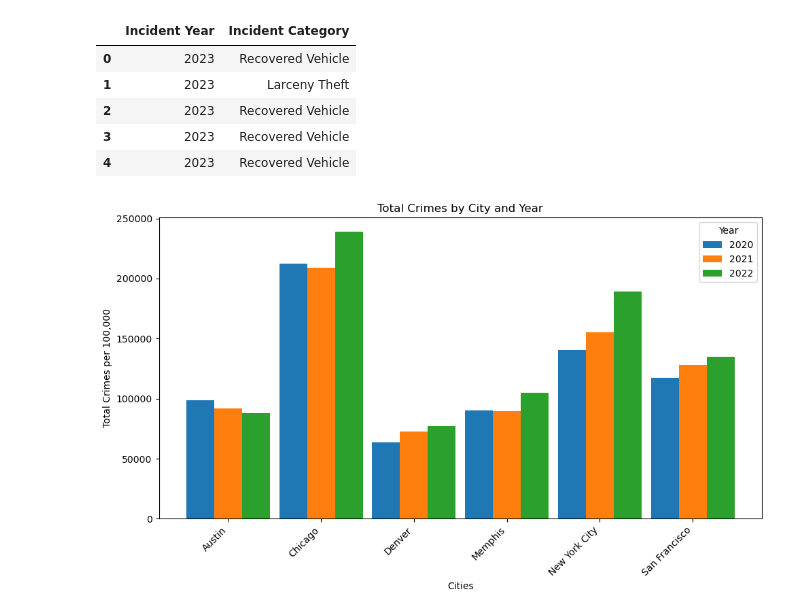
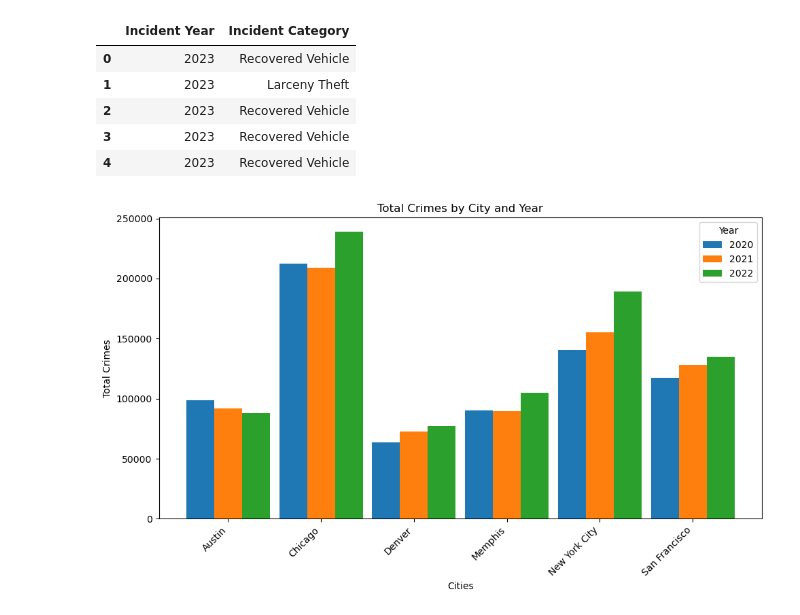
Before and after one commit to vt-bekah/Project1, a Jupyter notebook: crime_data.ipynb, the cells around one changed output. Drawn from its saved outputs; the diff is of its cells as text; code cells hidden in the pictures.

Commit message:
Add files via upload
Updated crime-data file for last minute adjustments in the code.

```diff
--- a/crime_data.ipynb
+++ b/crime_data.ipynb
@@ -339,34 +343,34 @@ for city, years_data in crime_data.items():
 # %%
 #Creating bar chart for city comparison
 cities = list(crime_totals.keys())
 years = list(crime_totals[cities[0]].keys())
 
 x_pos = range(len(cities))
 
 bar_width = 0.3
 plt.figure(figsize=(10, 6))
 
 for i, year in enumerate(years):
     total_crimes = [crime_totals[city][year] for city in cities]
     x_pos_shifted = [pos + i * bar_width for pos in x_pos]
     plt.bar(x_pos_shifted, total_crimes, width=bar_width, label=str(year))
 
 
 plt.xticks([pos + bar_width for pos in x_pos], cities, rotation=45, ha='right')
 plt.xlabel('Cities')
-plt.ylabel('Total Crimes per 100,000')
+plt.ylabel('Total Crimes')
 plt.title('Total Crimes by City and Year')
 
 plt.legend(title='Year', loc='best')
 
 y_ticks = range(0, max([max(crime_totals[city].values()) for city in cities]) + 50000, 50000)
 plt.yticks(y_ticks)
 
 plt.tight_layout()
 plt.savefig('./output_data/totalcrimebarchart.png')
 plt.show()
 # %% [output]
-[figure, old version]
+[figure, new version]
 # %%
 #Calculating total crime rates for each city for years available
 
```
Also changed, not shown: parts of 4 cells of this notebook.
